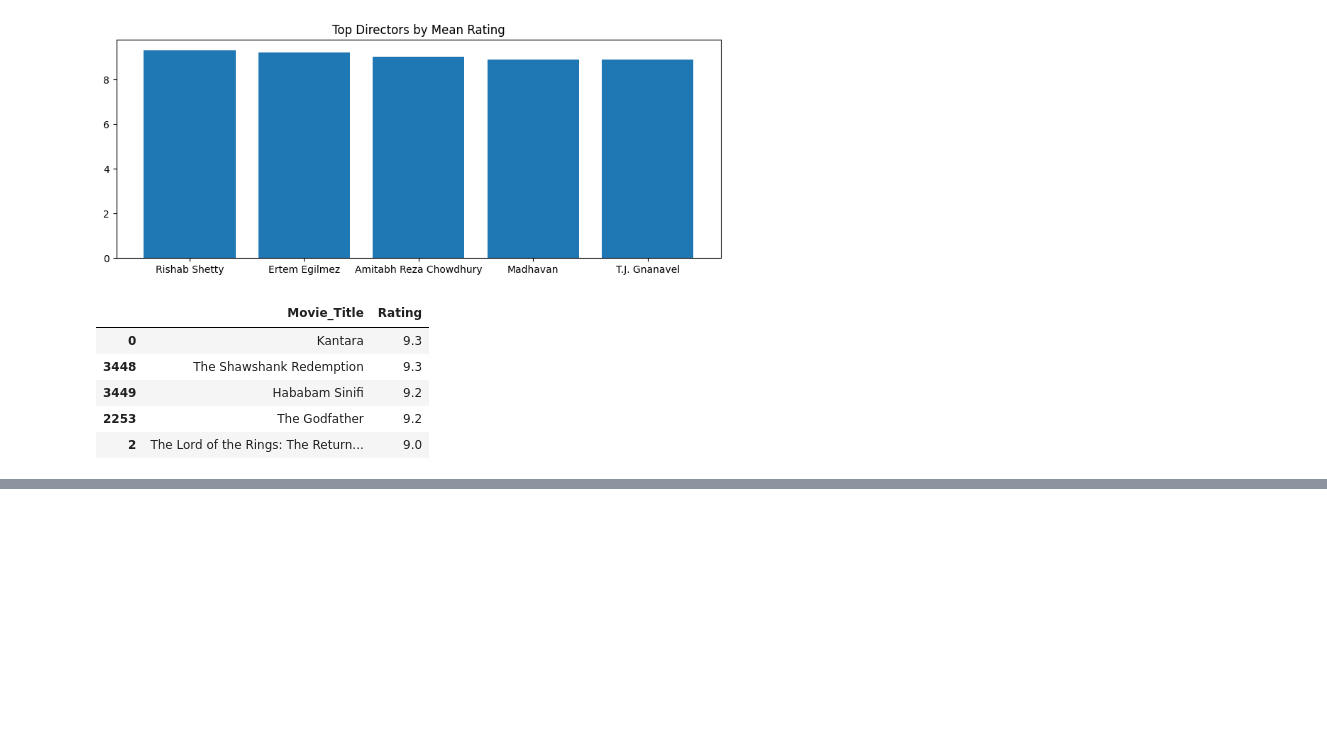
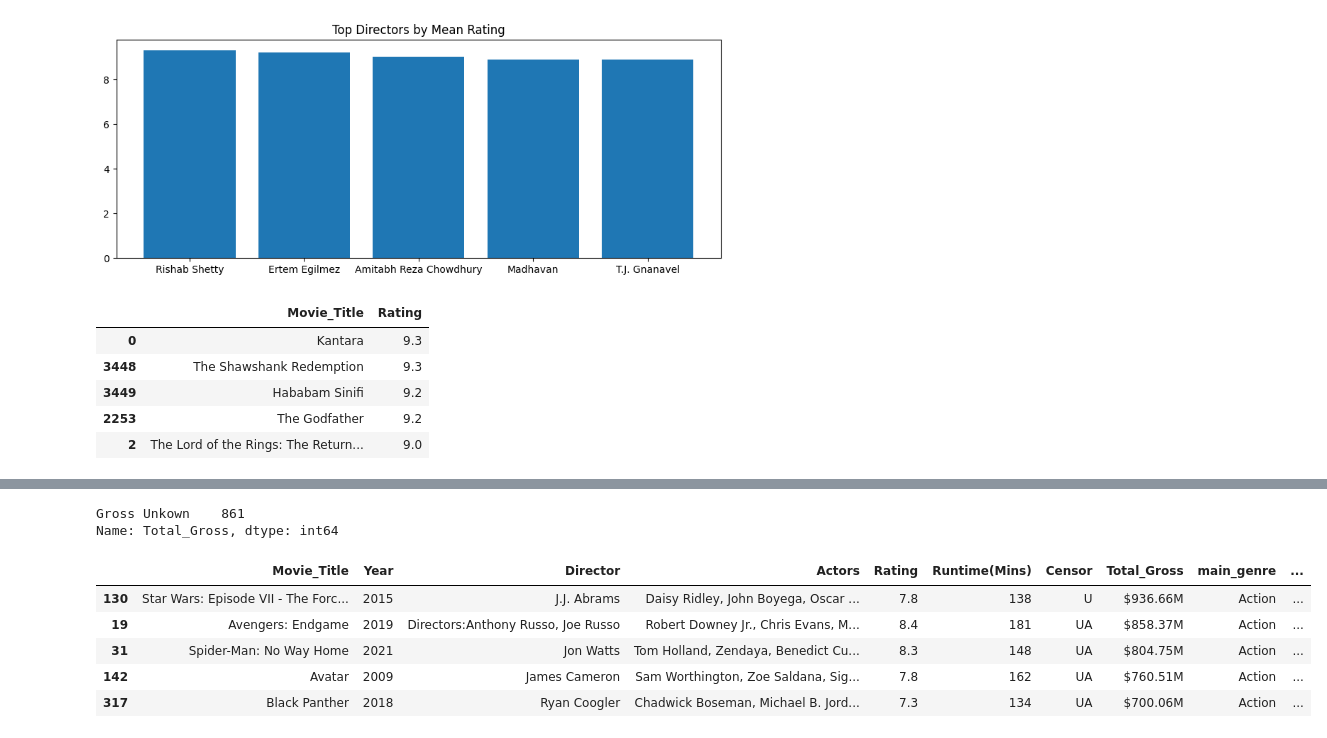
Before and after one commit to Eudi-Duarte/imdb_notebook, a Jupyter notebook: imbd notebook.ipynb, the cells around one changed output, grey strips where cells are left out. Saved outputs shown, nothing was run; the diff lists cells and outputs as text; code cells hidden in the pictures; blank space fills up the shorter version.

```diff
--- a/imbd notebook.ipynb
+++ b/imbd notebook.ipynb
@@ -124,0 +145,25 @@ dtype: int64
+# %%
+# Step 1
+#We already know that there is no null value.
+#Now we know that there is no other possibility: either it are in the patter '$123.45M' or it is 'Gross unknow'
+
+df.loc[~df['Total_Gross'].str.contains(r'^\$[0-9.]+M$')]['Total_Gross'].value_counts()
+# %% [output]
+Gross Unkown    861
+Name: Total_Gross, dtype: int64
+# %%
+#Step 2
+#Lets remove the 861 rowns whit the 'Gross Unknow'
+
+gross = df.drop(df.loc[df['Total_Gross'] == 'Gross Unkown'].index)
+# %%
+# Finaly, lets Sort by the float values
+
+gross.sort_values('Total_Gross', ascending=False, key=lambda x: x.str.extract(r'([0-9.]+)', expand=False).astype(float)).head(5)
+# %% [output]
+|  | Movie_Title | Year | Director | Actors | Rating | Runtime(Mins) | Censor | Total_Gross | main_genre | ... |
+| 130 | Star Wars: Episode VII - The Forc... | 2015 | J.J. Abrams | Daisy Ridley, John Boyega, Oscar ... | 7.8 | 138 | U | $936.66M | Action | ... |
+| 19 | Avengers: Endgame | 2019 | Directors:Anthony Russo, Joe Russo | Robert Downey Jr., Chris Evans, M... | 8.4 | 181 | UA | $858.37M | Action | ... |
+| 31 | Spider-Man: No Way Home | 2021 | Jon Watts | Tom Holland, Zendaya, Benedict Cu... | 8.3 | 148 | UA | $804.75M | Action | ... |
+| 142 | Avatar | 2009 | James Cameron | Sam Worthington, Zoe Saldana, Sig... | 7.8 | 162 | UA | $760.51M | Action | ... |
+| 317 | Black Panther | 2018 | Ryan Coogler | Chadwick Boseman, Michael B. Jord... | 7.3 | 134 | UA | $700.06M | Action | ... |
```
Also changed, not shown: parts of 6 cells of this notebook.
